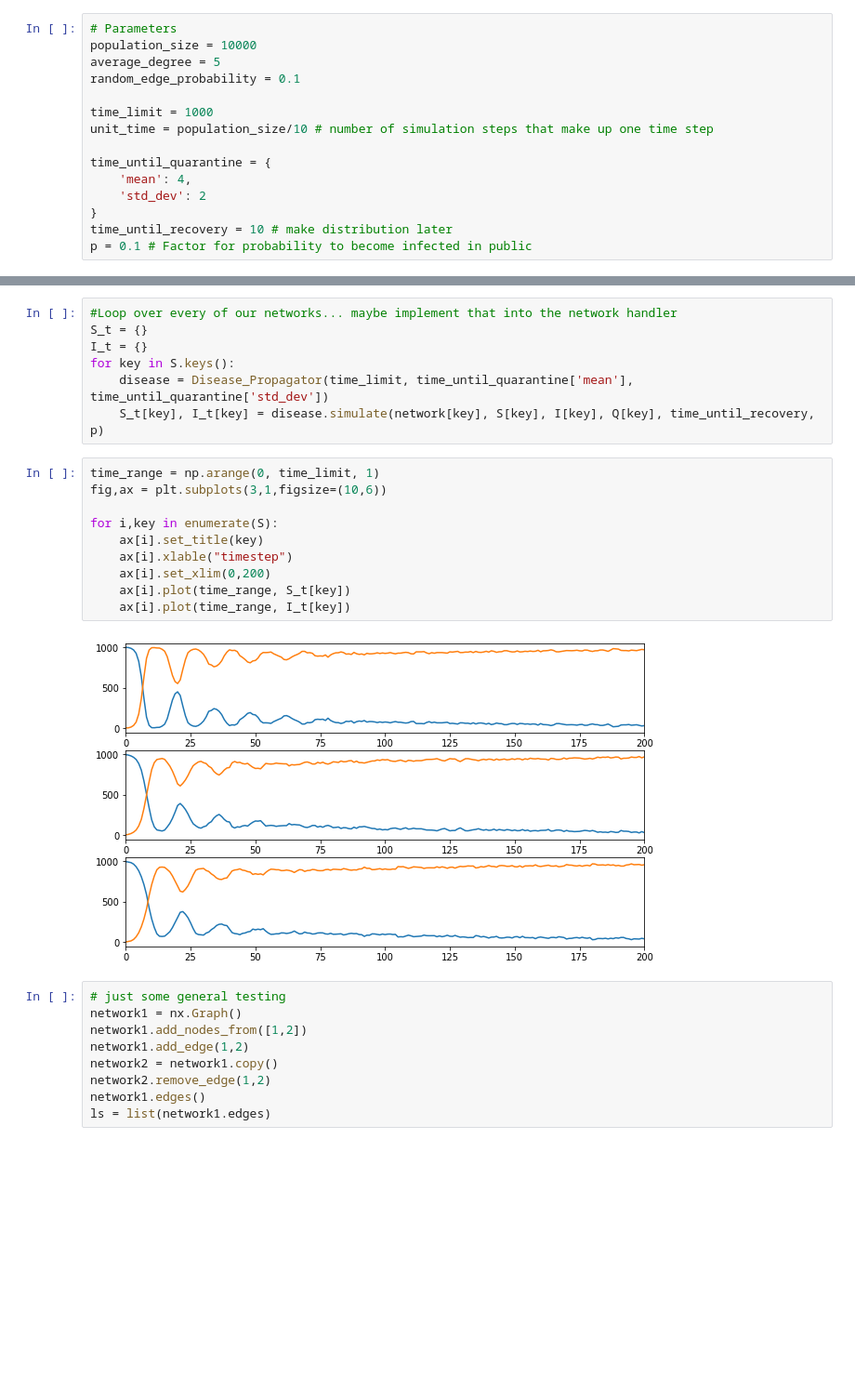
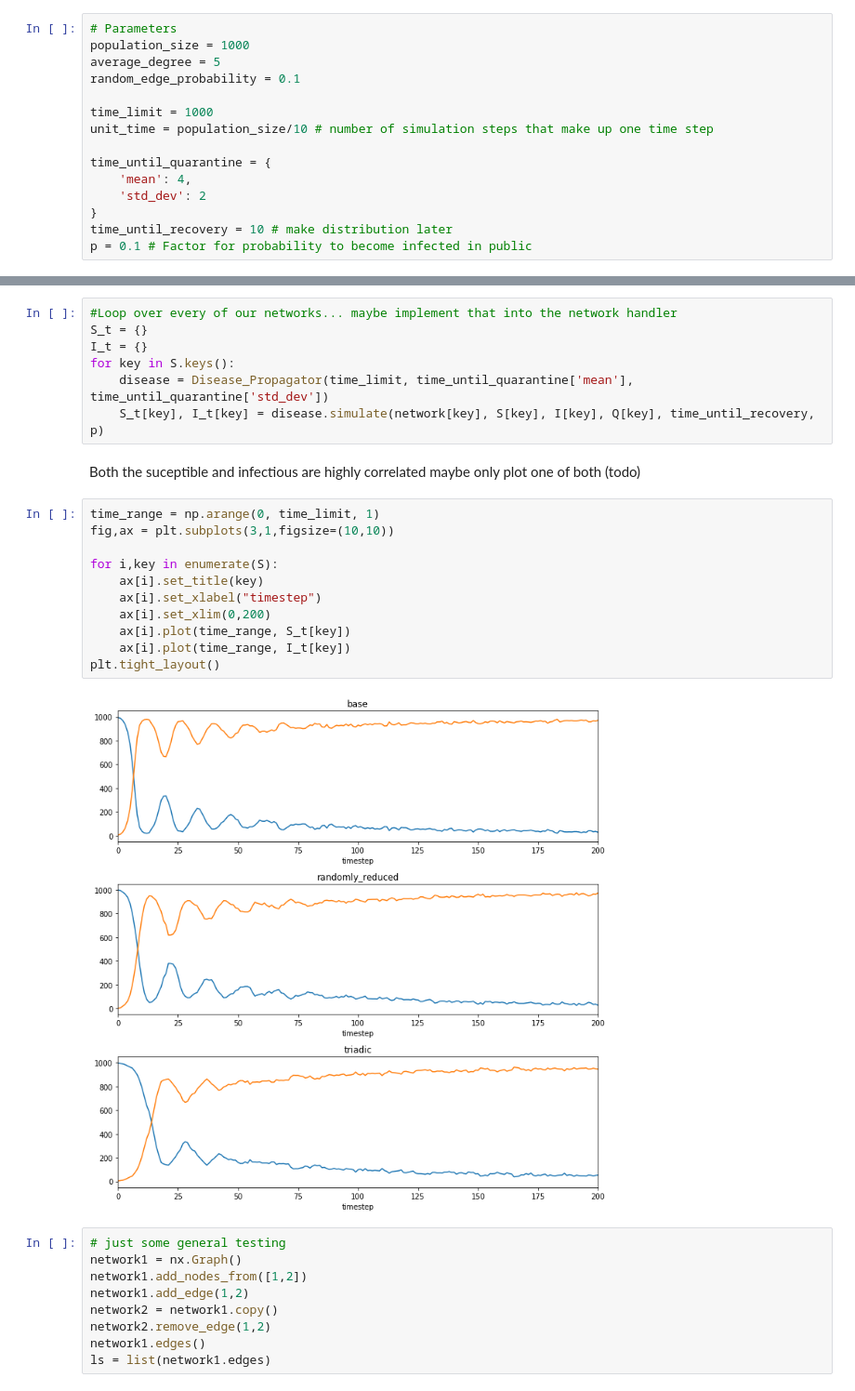
Before and after one commit to emilIftekhar/contact_strategies, a Jupyter notebook: contact_strategies.ipynb, the cells around one changed output, grey strips where cells are left out. Shown at 93% size. Drawn from its saved outputs; the diff is of its cells as text; blank space fills up the shorter version.

Commit message:
Added plt.tight_layout()

```diff
--- a/contact_strategies.ipynb
+++ b/contact_strategies.ipynb
@@ -16,7 +16,7 @@ The autoreload extension is already loaded. To reload it, use:
   %reload_ext autoreload
 # %%
 # Parameters
-population_size = 10000
+population_size = 1000
 average_degree = 5
 random_edge_probability = 0.1
 
@@ -96,18 +96,21 @@ I_t = {}
 for key in S.keys():
     disease = Disease_Propagator(time_limit, time_until_quarantine['mean'], time_until_quarantine['std_dev'])
     S_t[key], I_t[key] = disease.simulate(network[key], S[key], I[key], Q[key], time_until_recovery, p)
+# %% [markdown]
+Both the suceptible and infectious are highly correlated maybe only plot one of both (todo)
 # %%
 time_range = np.arange(0, time_limit, 1)
-fig,ax = plt.subplots(3,1,figsize=(10,6))
+fig,ax = plt.subplots(3,1,figsize=(10,10))
 
 for i,key in enumerate(S):
     ax[i].set_title(key)
-    ax[i].xlable("timestep")
+    ax[i].set_xlabel("timestep")
     ax[i].set_xlim(0,200)
     ax[i].plot(time_range, S_t[key])
     ax[i].plot(time_range, I_t[key])
+plt.tight_layout()
 # %% [output]
-[figure, old version]
+[figure, new version]
 # %%
 # just some general testing
 network1 = nx.Graph()
```
Also changed, not shown: parts of 1 cell of this notebook.
